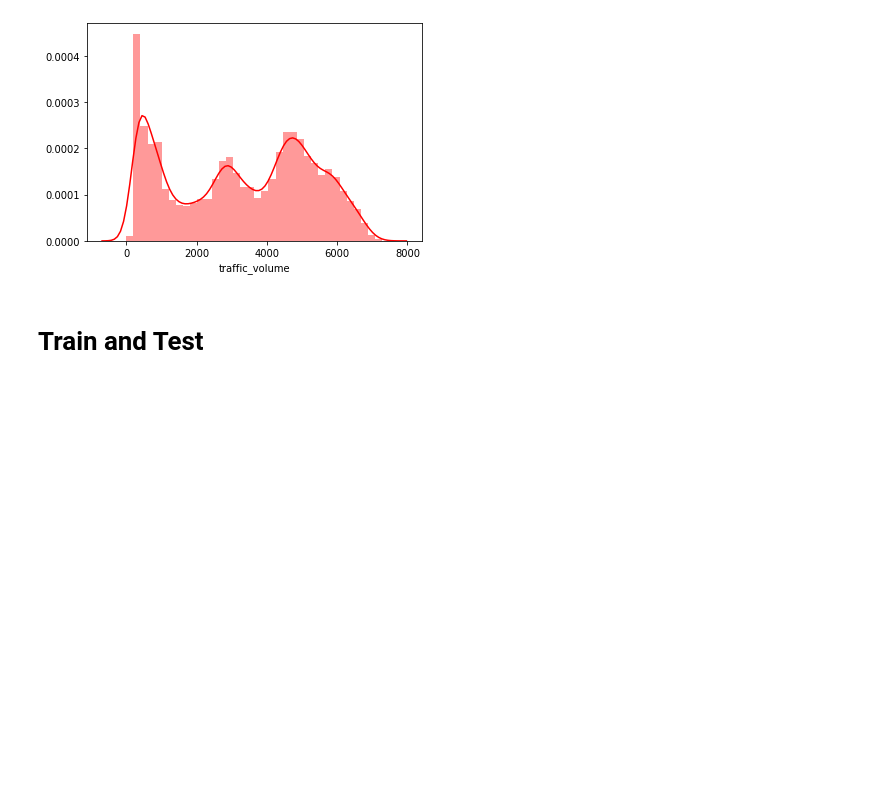
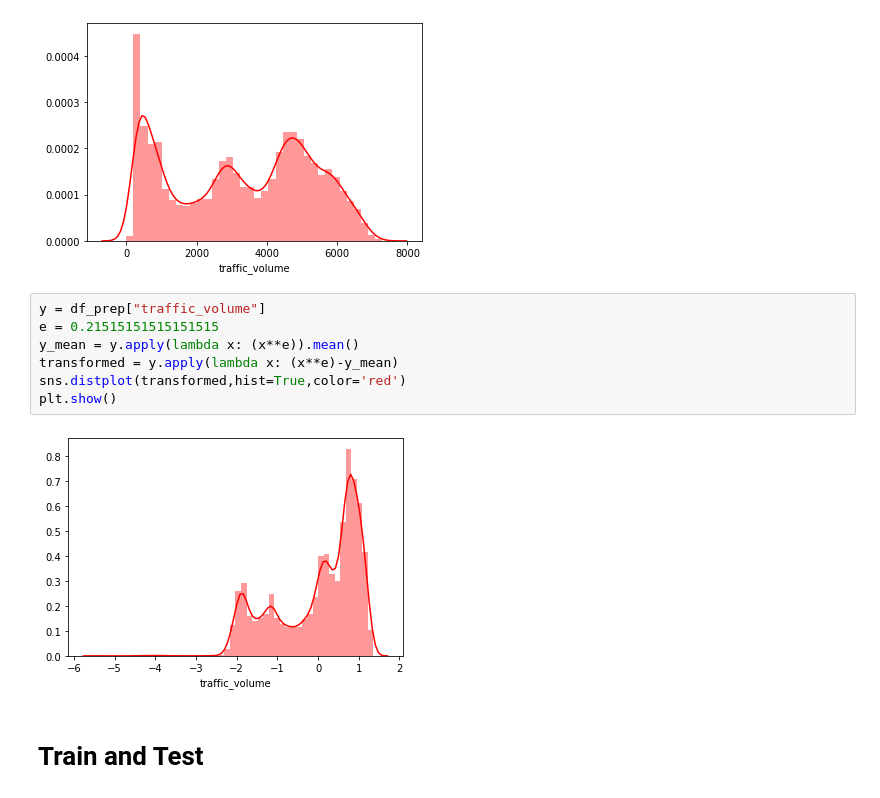
Before and after one commit to hitimr/ML_2020, a Jupyter notebook: Ex2/Metro/metro_exploration.ipynb, the cells around one changed output. Drawn from its saved outputs; the diff is of its cells as text; blank space fills up the shorter version.

```diff
--- a/Ex2/Metro/metro_exploration.ipynb
+++ b/Ex2/Metro/metro_exploration.ipynb
@@ -304,5 +310,14 @@ np.mean(df_prep["traffic_volume"])
 plot = sns.distplot(df_prep["traffic_volume"], color="red")
 # %% [output]
 [figure]
+# %%
+y = df_prep["traffic_volume"]
+e = 0.21515151515151515
+y_mean = y.apply(lambda x: (x**e)).mean()
+transformed = y.apply(lambda x: (x**e)-y_mean)
+sns.distplot(transformed,hist=True,color='red')
+plt.show()
+# %% [output]
+[figure, added]
 # %% [markdown]
 # Train and Test
```
Also changed, not shown: parts of 16 cells of this notebook, 6 other files.
